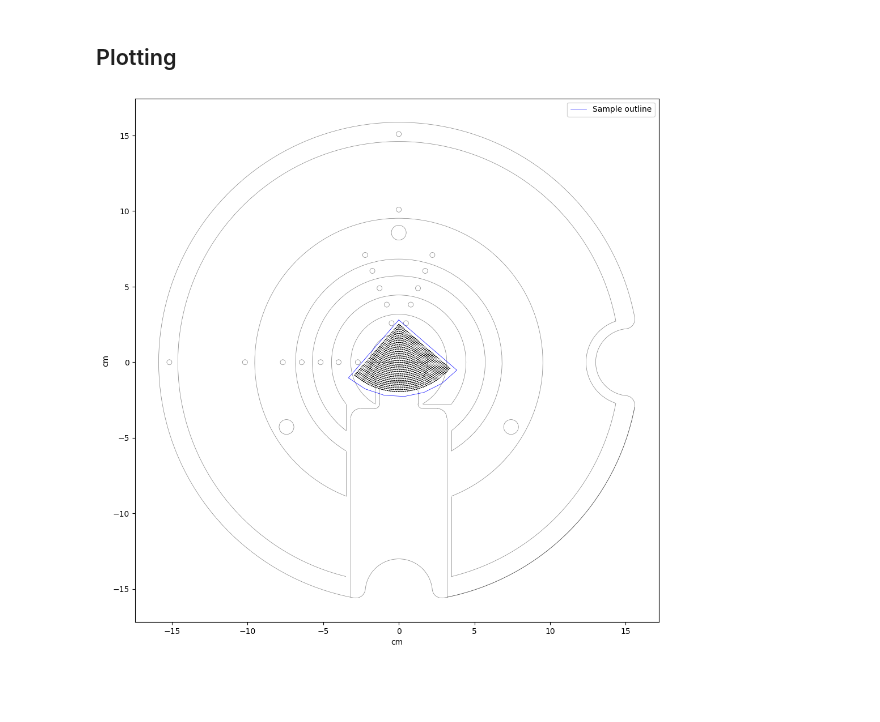
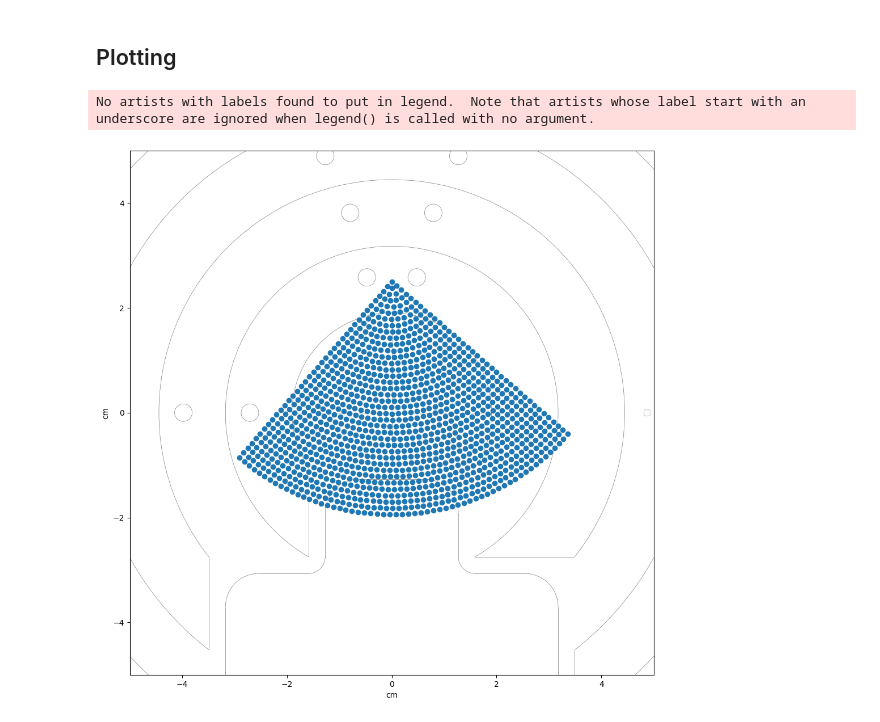
Before and after one commit to brown89/Callipso, a Jupyter notebook: UserGuide.ipynb, the cells around one changed output. Saved outputs shown, nothing was run; the diff lists cells and outputs as text; code cells hidden in the pictures; blank space fills up the shorter version.

```diff
--- a/UserGuide.ipynb
+++ b/UserGuide.ipynb
@@ -31,15 +33,16 @@ x, y = jaw.x, jaw.y
 
 The map pattern defines where on the sample measurements has been taken. It takes an x,y-component along with tranlational and rotational offsets.
 # %%
-# Offset are: x = 0cm, y = 2.0cm, theta = 4.1 deg
-map_pattern = Beamer.MapPattern(x, y, x_offset=0, y_offset=2.5, theta_offset=4.1)
+# Offset are: x = 0cm, y = 2.0cm, thet
+a = 4.1  # deg
+map_pattern = Beamer.MapPattern(xy=np.asarray([x, y]), xy_offset=np.asarray([0, 2.5]), theta_offset=4.1)
 # %% [markdown]
 ## Define a Spot
 
 A spot defines the geometry of the bream hitting the sample. Takes a bream diameter and its angle of incident.
 # %%
 # For spot we'll use spot size 0.3mm (remember to keep units consistent ie. )
-spot = Beamer.Spot(beam_diameter=0.03, angle_incident=65)
+spot = Beamer.Spot(beam_diameter=JAW.BEAM_SIZE_WITH_FOCUS_PROBES, angle_incident=65)
 # %% [markdown]
 ## Define a SpotCollection
 
@@ -70,22 +73,25 @@ sample.rotate(225 + 4.1).translate(x_offset=0, y_offset=2.8)
 # %%
 fig, ax = plt.subplots(figsize=(12, 12))
 
 # Plot stage outline
 DXF.plot(STAGE_FILE, ax)
 
 # Plot sample outline
-ax.plot(sample.x, sample.y, 'b-', linewidth=0.5, label='Sample outline')
+#sample.plot(ax, Temp.SPOT)
 
 # Plot spots on sample
-for ellipse in sc.outlines():
-    ax.plot(ellipse.x, ellipse.y, '-k', linewidth=0.5)
+sc.plot(ax, c=None, as_ellipse=False)
 
 ax.set_xlabel('cm')
 ax.set_ylabel('cm')
+
+ax.set_xlim((-5, 5))
+ax.set_ylim((-5, 5))
 
 ax.set_aspect("equal")
 
 plt.legend()
 plt.show()
 # %% [output]
+No artists with labels found to put in legend.  Note that artists whose label start with an underscore are ignored when legend() is called with no argument.
-[figure, old version]
+[figure, new version]
```
Also changed, not shown: parts of 2 cells of this notebook, 3 other files.
